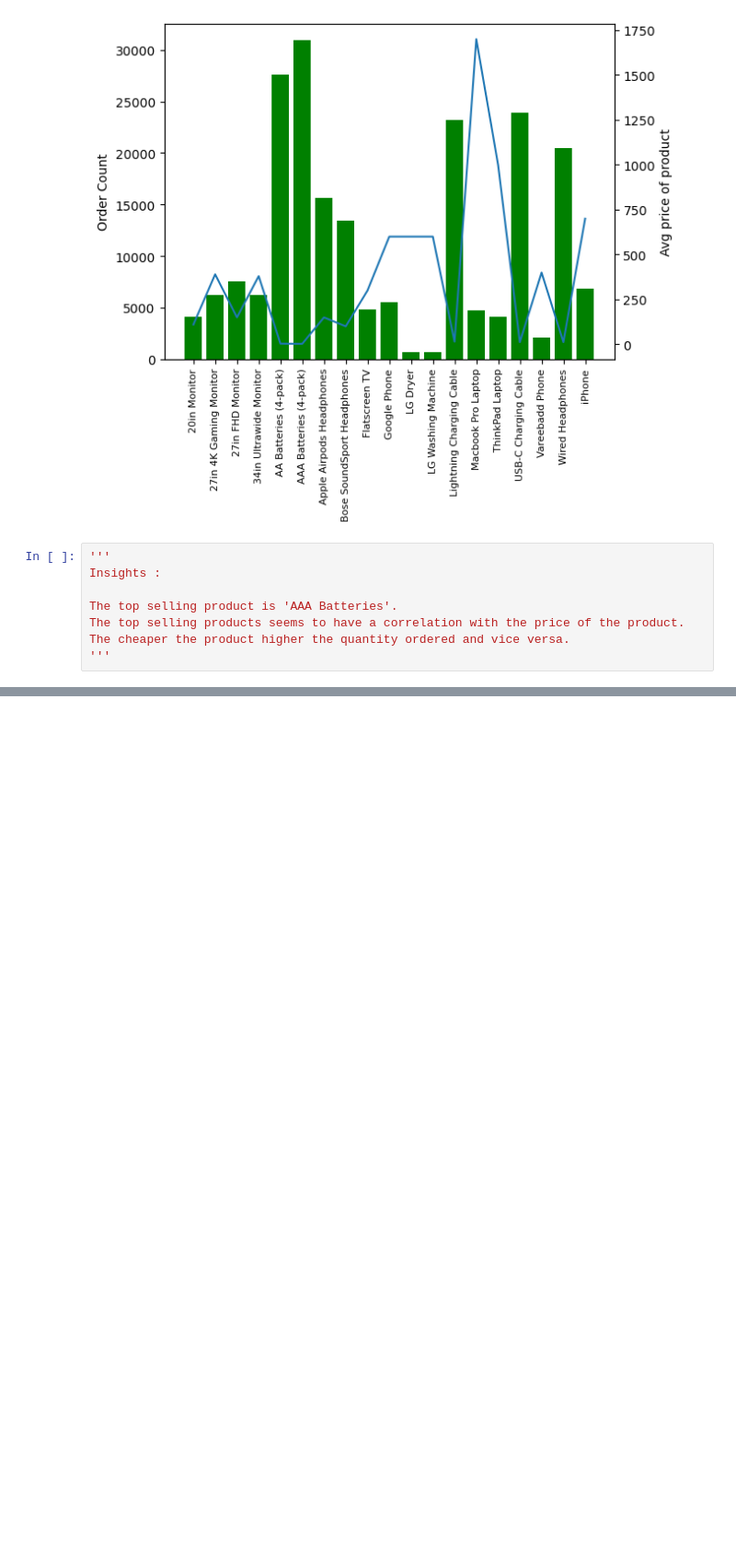
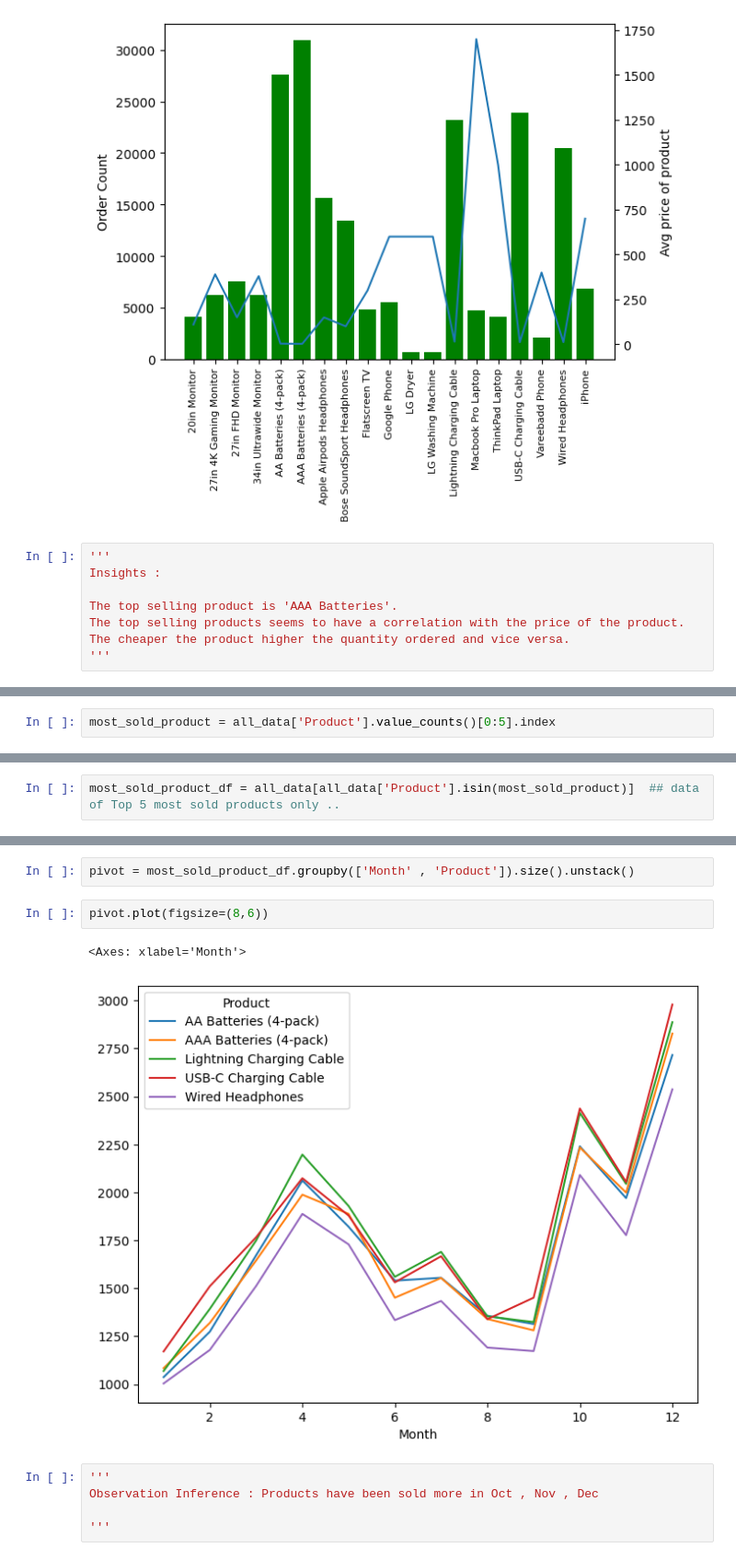
Before and after one commit to ewooten7/E-Commerce_Sales-Data-Analysis, a Jupyter notebook: My-E-Commerce-Data-Analysis.ipynb, the cells around one changed output, grey strips where cells are left out. Shown at 92% size. Drawn from its saved outputs; the diff is of its cells as text; blank space fills up the shorter version.

```diff
--- a/My-E-Commerce-Data-Analysis.ipynb
+++ b/My-E-Commerce-Data-Analysis.ipynb
@@ -379,0 +388,2 @@ The cheaper the product higher the quantity ordered and vice versa.
+# %%
+most_sold_product = all_data['Product'].value_counts()[0:5].index
@@ -379,0 +405,2 @@ The cheaper the product higher the quantity ordered and vice versa.
+# %%
+most_sold_product_df = all_data[all_data['Product'].isin(most_sold_product)]  ## data of Top 5 most sold products only ..
@@ -379,0 +438,12 @@ The cheaper the product higher the quantity ordered and vice versa.
+# %%
+pivot = most_sold_product_df.groupby(['Month' , 'Product']).size().unstack()
+# %%
+pivot.plot(figsize=(8,6))
+# %% [output]
+<Axes: xlabel='Month'>
+[figure, added]
+# %%
+'''
+Observation Inference : Products have been sold more in Oct , Nov , Dec
+
+'''
```
Also changed, not shown: parts of 6 cells of this notebook.
